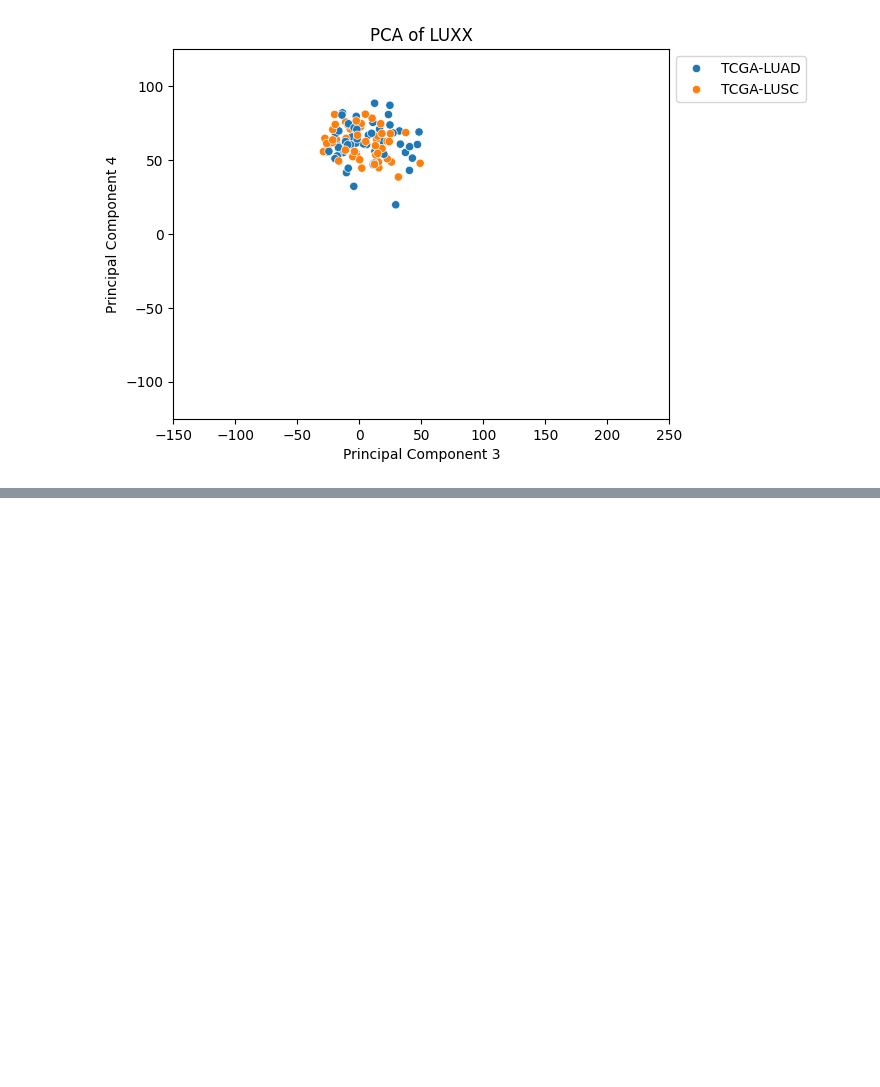
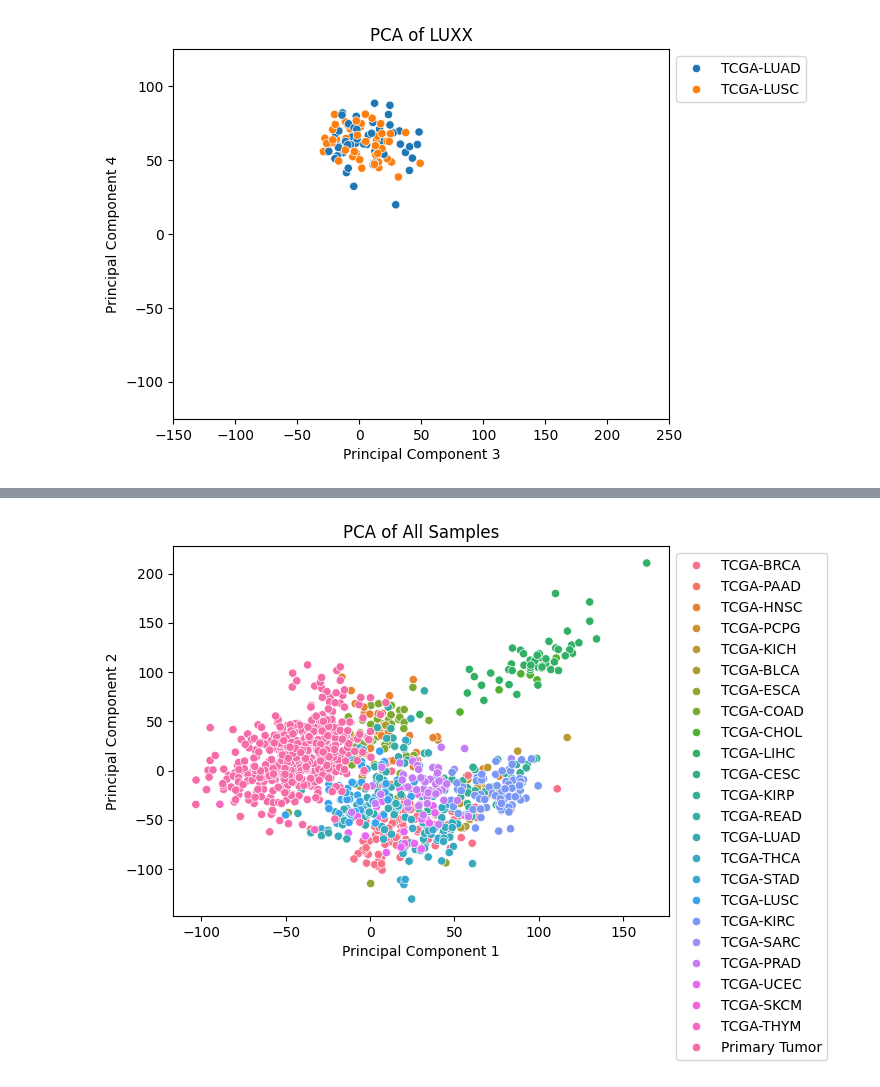
Before and after one commit to Reese-Martin/TCGA_GNN, a Jupyter notebook: Normal_sample_comparisons.ipynb, the cells around one changed output, grey strips where cells are left out. Cells and saved outputs as stored; diff of their text form; code cells hidden in the pictures; blank space fills up the shorter version.

```diff
--- a/Normal_sample_comparisons.ipynb
+++ b/Normal_sample_comparisons.ipynb
@@ -151,0 +193,23 @@ plt.show()
+# %%
+All_concatData = pd.concat([data,LUADdata])
+All_concatData = All_concatData.dropna(axis=1)
+
+All_labels = [metadata.loc[i,'project_id'] for i in data.index]
+All_labels = All_labels + ['Primary Tumor']*(len(All_concatData) - len(All_labels))
+# %%
+All_scaler = StandardScaler()
+All_gexp_scaled = All_scaler.fit_transform(All_concatData.values)
+# %%
+All_pca = PCA(n_components=10)
+All_pca.fit(STNvCan_gexp_scaled)
+All_transformed_data = All_pca.fit(All_gexp_scaled).transform(All_gexp_scaled)
+# %%
+# and combine datasets from related organs like Lung Adenocarcinoma (LUAD), Lung Squamous Cell Carcinoma (LUSC)
+ax = sns.scatterplot(x=All_transformed_data[:, 0], y=All_transformed_data[:, 1], hue=All_labels)
+sns.move_legend(ax, "upper left", bbox_to_anchor=(1, 1))
+plt.xlabel('Principal Component 1')
+plt.ylabel('Principal Component 2')
+plt.title('PCA of All Samples')
+plt.show()
+# %% [output]
+[figure, added]
```
Also changed, not shown: parts of 12 cells of this notebook.
